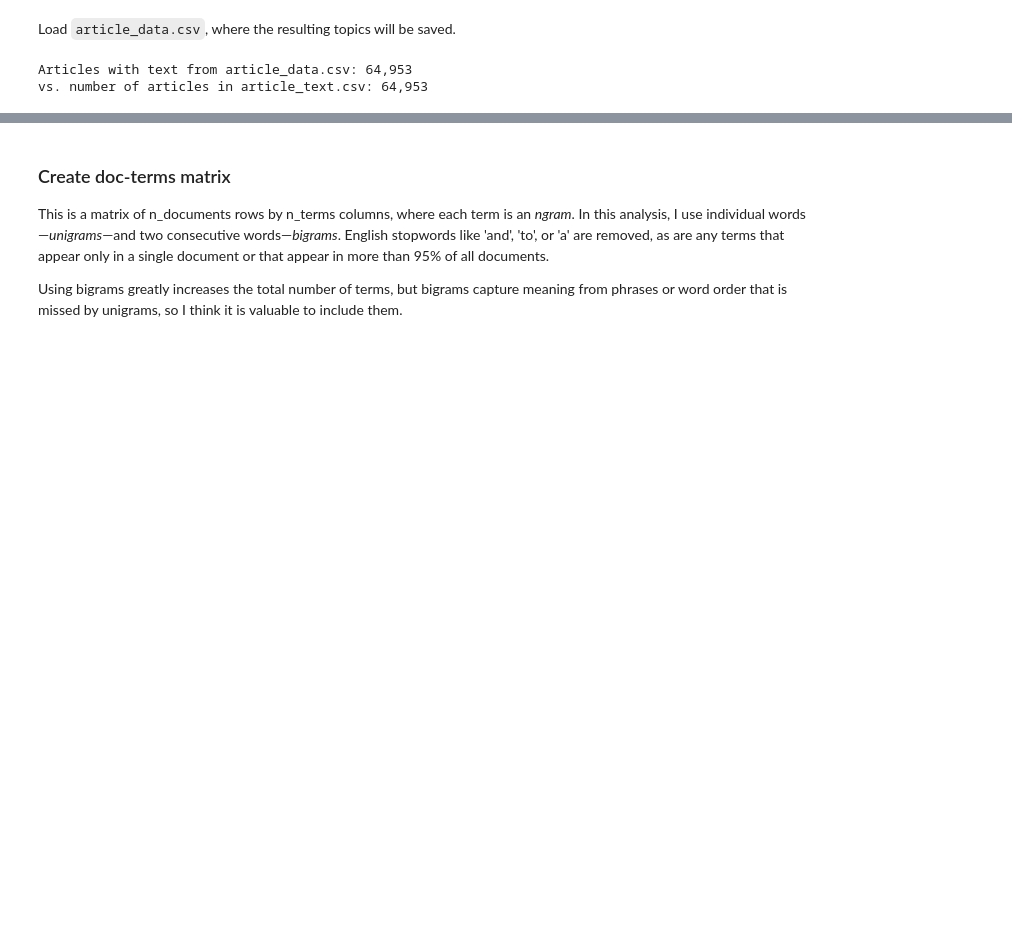
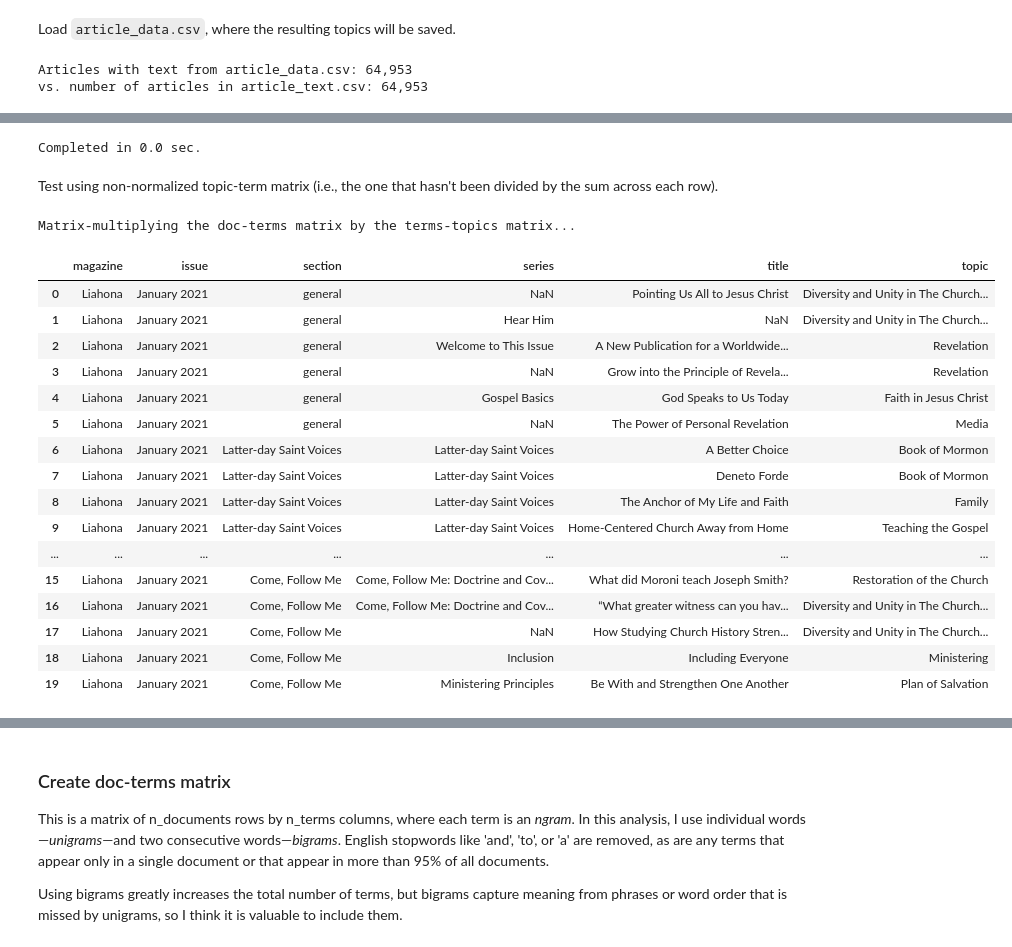
Before and after one commit to rparkr/magazine-analysis, a Jupyter notebook: 2_topic_modeling.ipynb, the cells around one changed output, grey strips where cells are left out. Saved outputs shown, nothing was run; the diff lists cells and outputs as text; code cells hidden in the pictures; blank space fills up the shorter version.

```diff
--- a/2_topic_modeling.ipynb
+++ b/2_topic_modeling.ipynb
@@ -165,0 +395,72 @@ vs. number of articles in article_text.csv: 64,953
+# %%
+t0 = time.perf_counter()
+# Your code here
+t1 = time.perf_counter() - t0
+# Check if the time was greater than 1 minute
+if (t1 // 60) > 0:
+    print(f"Completed in {t1 // 60:,.0f} min {t1 % 60:.1f} sec.")
+else:
+    print(f"Completed in {t1:.1f} sec.")
+# %% [output]
+Completed in 0.0 sec.
+# %%
+tfidf_docs = TfidfVectorizer(
+    preprocessor = preprocess_text,
+    ngram_range = (1,2),
+    stop_words = 'english',
+    vocabulary = tfidf.vocabulary_
+)
+
+print(f"Creating the doc-terms matrix for {len(text_df.index):,.0f} articles...")
+dtm_docs = tfidf_docs.fit_transform(text_df['text'])
+
+print("Matrix-multiplying the doc-terms matrix by the terms-topics matrix...")
+# Matrix multiplication using the @ operator.
+naive_topic_similarities = dtm_docs @ dtm_topics.transpose()
+
+# Find the most-similar topic for each document.
+# Note that csr_matrix.argmax() returns a 2-D numpy.matrix object.
+naive_topic_assignments = np.array(naive_topic_similarities.argmax(axis=1)).flatten()
+topic_list = topic_df['topic'].values
+article_data_df = pd.concat(
+    [
+        article_data_df,
+        pd.Series(naive_topic_assignments, name='topic').apply(lambda val: topic_list[val])
+    ], axis=1)
+article_data_df[['magazine', 'issue', 'section', 'series', 'title', 'topic']].head(20)
+# %% [markdown]
+Test using non-normalized topic-term matrix (i.e., the one that hasn't been divided by the sum across each row).
+# %%
+print("Matrix-multiplying the doc-terms matrix by the terms-topics matrix...")
+# Matrix multiplication using the @ operator.
+naive_topic_similarities = dtm_docs @ dtm_topics.transpose()
+
+# Find the most-similar topic for each document.
+# Note that csr_matrix.argmax() returns a 2-D numpy.matrix object.
+naive_topic_assignments = np.array(naive_topic_similarities.argmax(axis=1)).flatten()
+topic_list = topic_df['topic'].values
+article_data_df = pd.concat(
+    [
+        article_data_df.drop(columns=['topic']),
+        pd.Series(naive_topic_assignments, name='topic').apply(lambda val: topic_list[val])
+    ], axis=1)
+article_data_df[['magazine', 'issue', 'section', 'series', 'title', 'topic']].head(20)
+# %% [output]
+Matrix-multiplying the doc-terms matrix by the terms-topics matrix...
+|  | magazine | issue | section | series | title | topic |
+| 0 | Liahona | January 2021 | general | NaN | Pointing Us All to Jesus Christ | Diversity and Unity in The Church... |
+| 1 | Liahona | January 2021 | general | Hear Him | NaN | Diversity and Unity in The Church... |
+| 2 | Liahona | January 2021 | general | Welcome to This Issue | A New Publication for a Worldwide... | Revelation |
+| 3 | Liahona | January 2021 | general | NaN | Grow into the Principle of Revela... | Revelation |
+| 4 | Liahona | January 2021 | general | Gospel Basics | God Speaks to Us Today | Faith in Jesus Christ |
+| 5 | Liahona | January 2021 | general | NaN | The Power of Personal Revelation | Media |
+| 6 | Liahona | January 2021 | Latter-day Saint Voices | Latter-day Saint Voices | A Better Choice | Book of Mormon |
+| 7 | Liahona | January 2021 | Latter-day Saint Voices | Latter-day Saint Voices | Deneto Forde | Book of Mormon |
+| 8 | Liahona | January 2021 | Latter-day Saint Voices | Latter-day Saint Voices | The Anchor of My Life and Faith | Family |
+| 9 | Liahona | January 2021 | Latter-day Saint Voices | Latter-day Saint Voices | Home-Centered Church Away from Home | Teaching the Gospel |
+| ... | ... | ... | ... | ... | ... | ... |
+| 15 | Liahona | January 2021 | Come, Follow Me | Come, Follow Me: Doctrine and Cov... | What did Moroni teach Joseph Smith? | Restoration of the Church |
+| 16 | Liahona | January 2021 | Come, Follow Me | Come, Follow Me: Doctrine and Cov... | “What greater witness can you hav... | Diversity and Unity in The Church... |
+| 17 | Liahona | January 2021 | Come, Follow Me | NaN | How Studying Church History Stren... | Diversity and Unity in The Church... |
+| 18 | Liahona | January 2021 | Come, Follow Me | Inclusion | Including Everyone | Ministering |
+| 19 | Liahona | January 2021 | Come, Follow Me | Ministering Principles | Be With and Strengthen One Another | Plan of Salvation |
```
Also changed, not shown: parts of 20 cells of this notebook.
